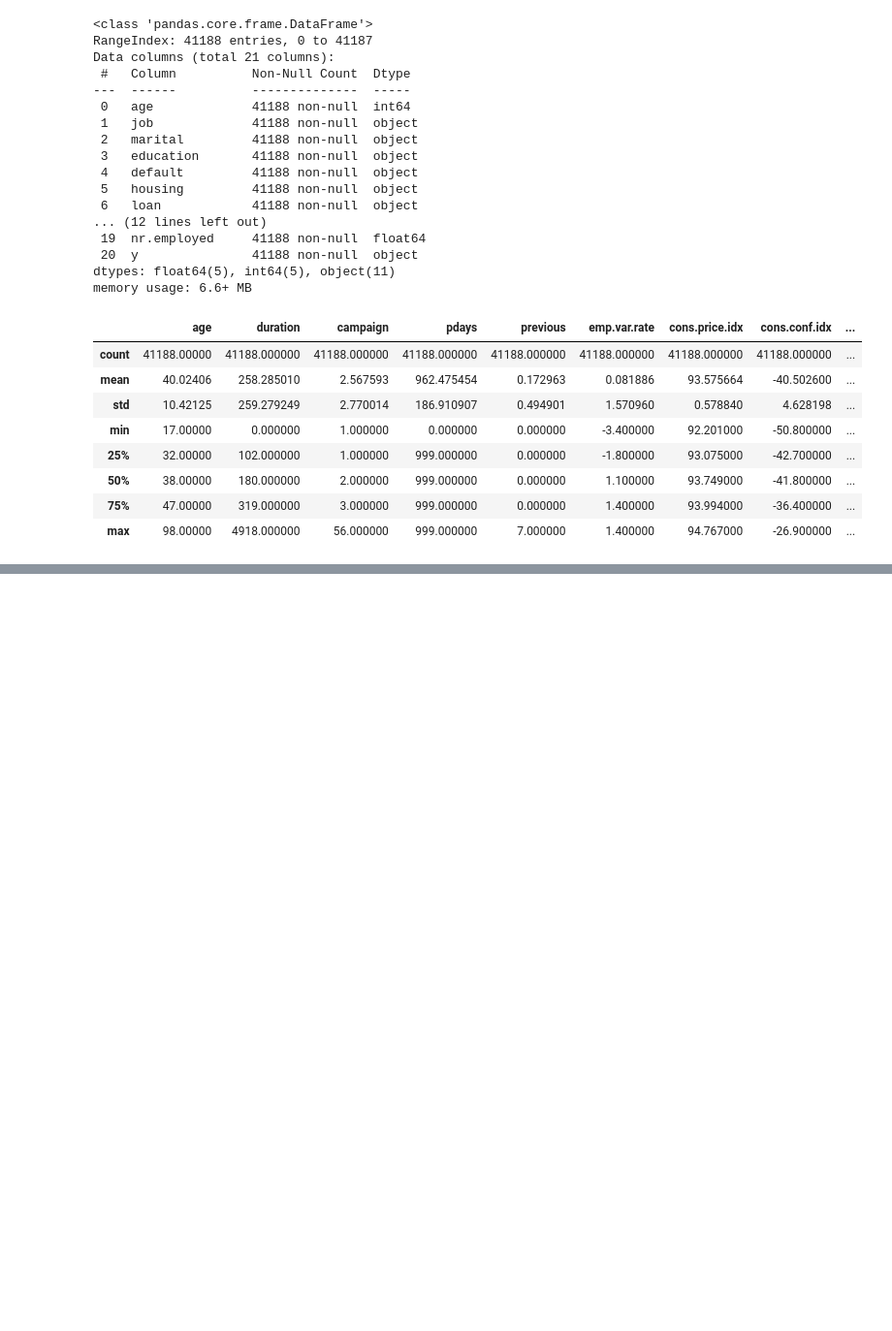
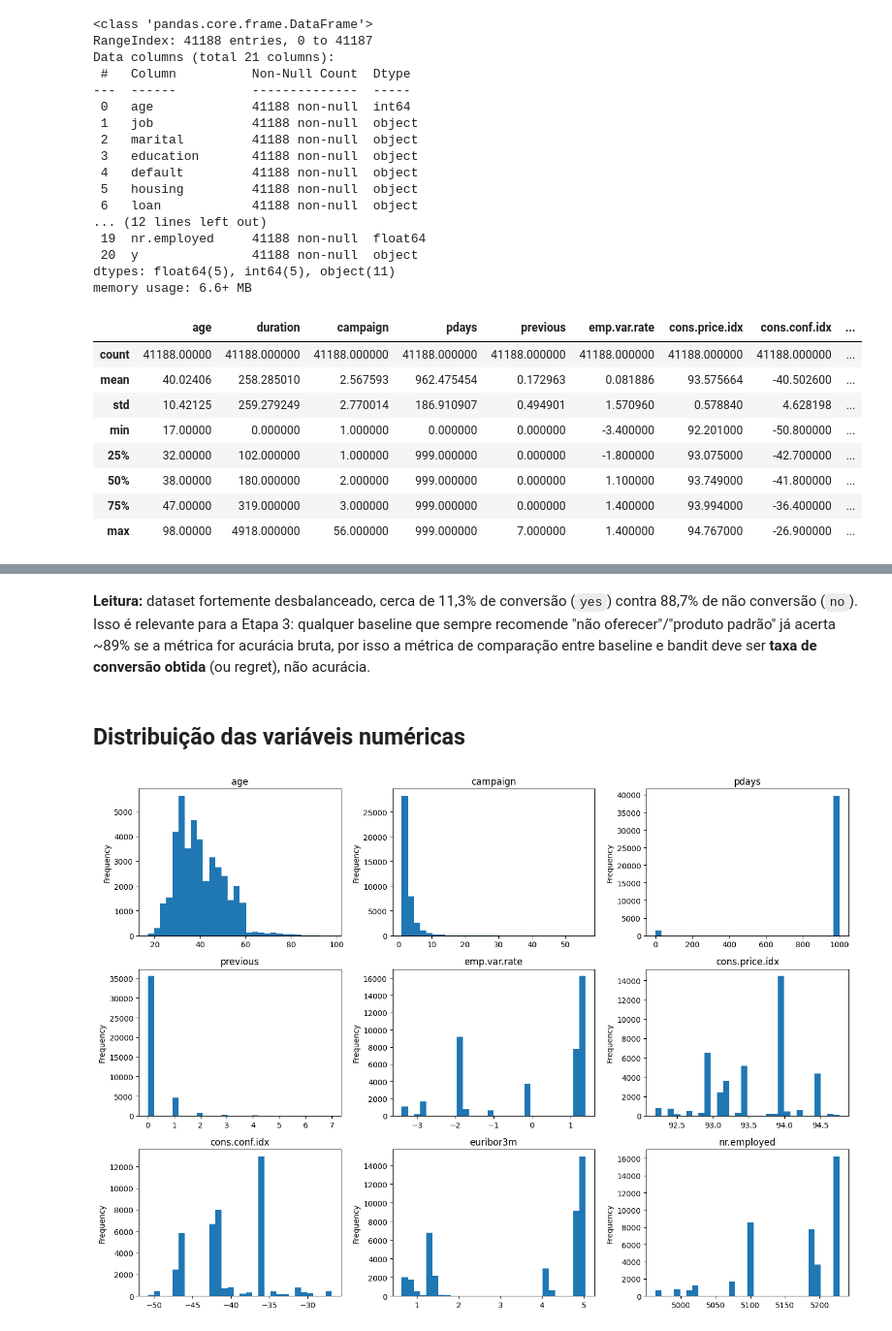
Before and after one commit to matheusandrade6/datathon-7mlet-fiap, a Jupyter notebook: notebooks/eda.ipynb, the cells around one changed output, grey strips where cells are left out. Shown at 97% size. Saved outputs shown, nothing was run; the diff lists cells and outputs as text; code cells hidden in the pictures; blank space fills up the shorter version.

```diff
--- a/notebooks/eda.ipynb
+++ b/notebooks/eda.ipynb
@@ -68,0 +135,17 @@ df.describe()
+# %% [markdown]
+**Leitura:** dataset fortemente desbalanceado, cerca de 11,3% de conversão (`yes`) contra 88,7% de não conversão (`no`). Isso é relevante para a Etapa 3: qualquer baseline que sempre recomende "não oferecer"/"produto padrão" já acerta ~89% se a métrica for acurácia bruta, por isso a métrica de comparação entre baseline e bandit deve ser **taxa de conversão obtida** (ou regret), não acurácia.
+# %% [markdown]
+## Distribuição das variáveis numéricas
+# %%
+import matplotlib.pyplot as plt
+
+num_cols = ['age', 'campaign', 'pdays', 'previous', 'emp.var.rate',
+            'cons.price.idx', 'cons.conf.idx', 'euribor3m', 'nr.employed']
+
+fig, axes = plt.subplots(3, 3, figsize=(14, 10))
+for col, ax in zip(num_cols, axes.flatten()):
+    df[col].plot(kind='hist', bins=30, ax=ax, title=col)
+plt.tight_layout()
+plt.show()
+# %% [output]
+[figure, added]
```
Also changed, not shown: parts of 22 cells of this notebook.
